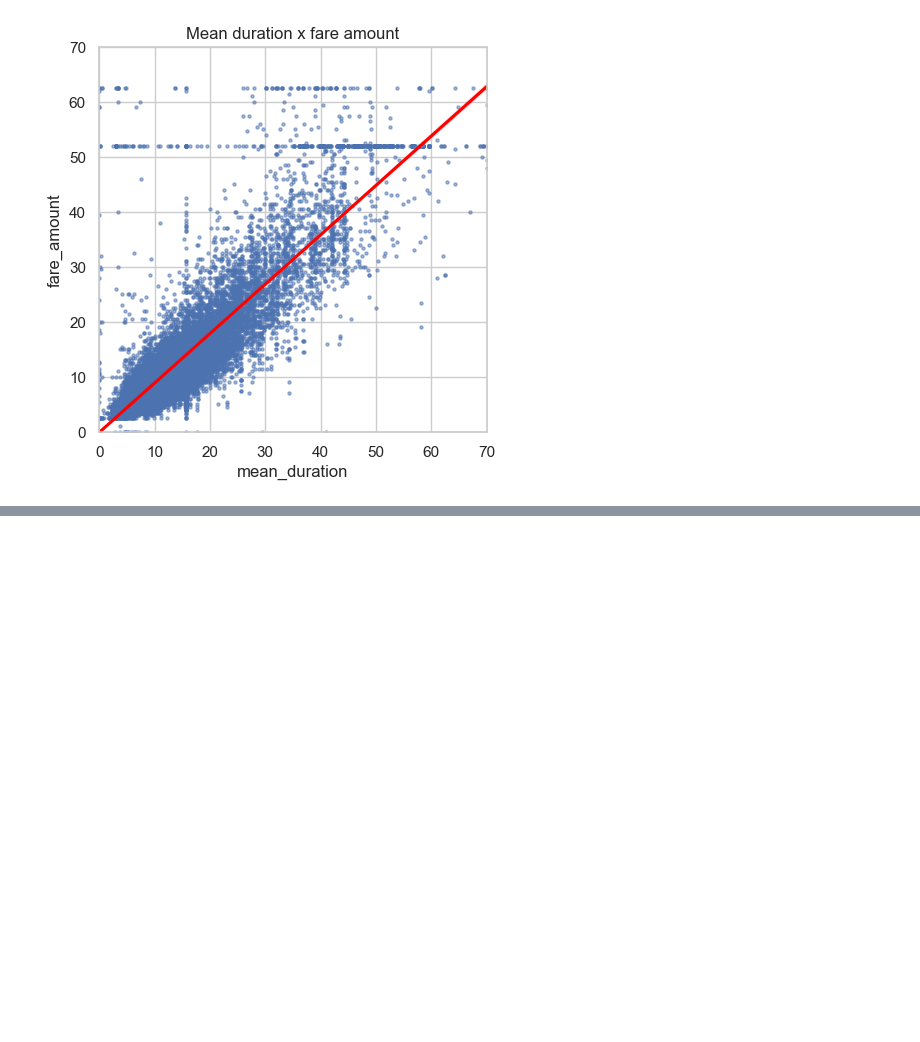
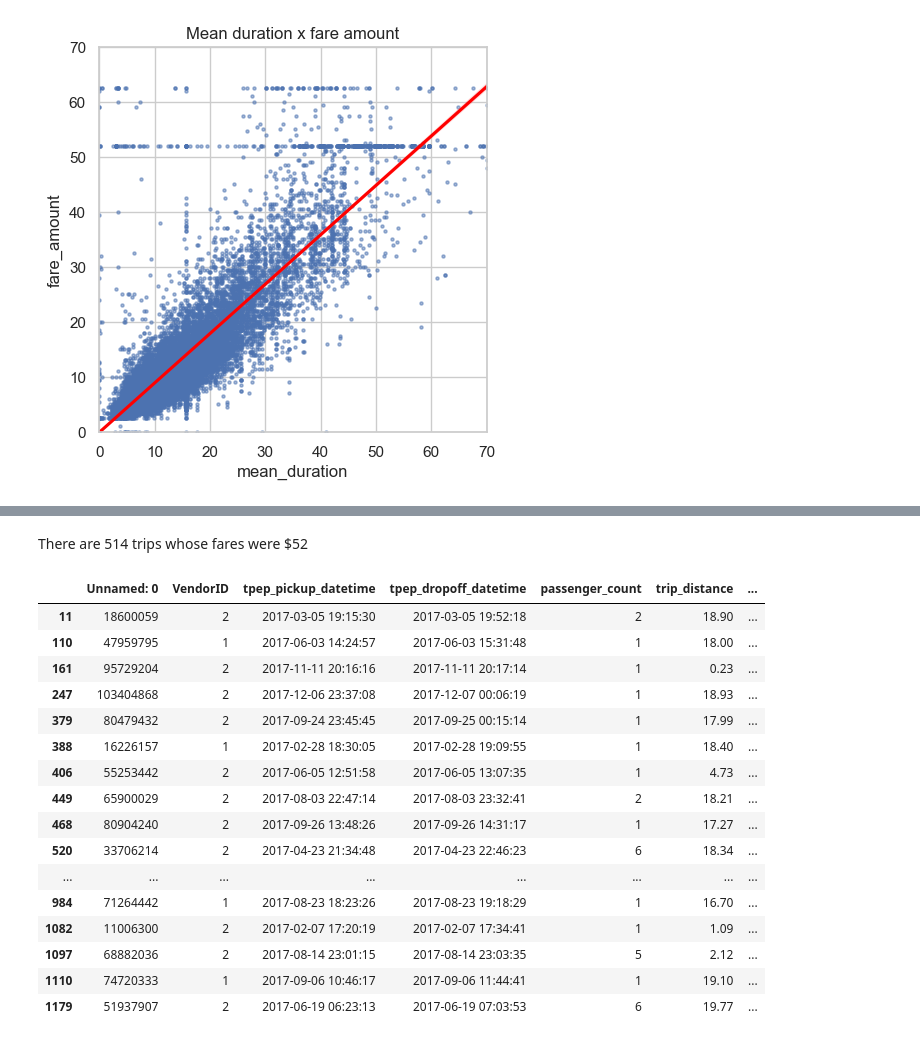
Before and after one commit to PrincelyKitilya/Automatidata-Analysis, a Jupyter notebook: automatidata_analysis.ipynb, the cells around one changed output, grey strips where cells are left out. Cells and saved outputs as stored; diff of their text form; code cells hidden in the pictures; blank space fills up the shorter version.

```diff
--- a/automatidata_analysis.ipynb
+++ b/automatidata_analysis.ipynb
@@ -551,0 +568,24 @@ plt.show()
+# %% [markdown]
+There are 514 trips whose fares were $52
+# %%
+# Set pandas to display all columns
+pd.set_option('display.max_columns', None)
+df[df['fare_amount']==52].head(30)
+# %% [output]
+|  | Unnamed: 0 | VendorID | tpep_pickup_datetime | tpep_dropoff_datetime | passenger_count | trip_distance | ... |
+| 11 | 18600059 | 2 | 2017-03-05 19:15:30 | 2017-03-05 19:52:18 | 2 | 18.90 | ... |
+| 110 | 47959795 | 1 | 2017-06-03 14:24:57 | 2017-06-03 15:31:48 | 1 | 18.00 | ... |
+| 161 | 95729204 | 2 | 2017-11-11 20:16:16 | 2017-11-11 20:17:14 | 1 | 0.23 | ... |
+| 247 | 103404868 | 2 | 2017-12-06 23:37:08 | 2017-12-07 00:06:19 | 1 | 18.93 | ... |
+| 379 | 80479432 | 2 | 2017-09-24 23:45:45 | 2017-09-25 00:15:14 | 1 | 17.99 | ... |
+| 388 | 16226157 | 1 | 2017-02-28 18:30:05 | 2017-02-28 19:09:55 | 1 | 18.40 | ... |
+| 406 | 55253442 | 2 | 2017-06-05 12:51:58 | 2017-06-05 13:07:35 | 1 | 4.73 | ... |
+| 449 | 65900029 | 2 | 2017-08-03 22:47:14 | 2017-08-03 23:32:41 | 2 | 18.21 | ... |
+| 468 | 80904240 | 2 | 2017-09-26 13:48:26 | 2017-09-26 14:31:17 | 1 | 17.27 | ... |
+| 520 | 33706214 | 2 | 2017-04-23 21:34:48 | 2017-04-23 22:46:23 | 6 | 18.34 | ... |
+| ... | ... | ... | ... | ... | ... | ... | ... |
+| 984 | 71264442 | 1 | 2017-08-23 18:23:26 | 2017-08-23 19:18:29 | 1 | 16.70 | ... |
+| 1082 | 11006300 | 2 | 2017-02-07 17:20:19 | 2017-02-07 17:34:41 | 1 | 1.09 | ... |
+| 1097 | 68882036 | 2 | 2017-08-14 23:01:15 | 2017-08-14 23:03:35 | 5 | 2.12 | ... |
+| 1110 | 74720333 | 1 | 2017-09-06 10:46:17 | 2017-09-06 11:44:41 | 1 | 19.10 | ... |
+| 1179 | 51937907 | 2 | 2017-06-19 06:23:13 | 2017-06-19 07:03:53 | 6 | 19.77 | ... |
```
Also changed, not shown: parts of 2 cells of this notebook.
